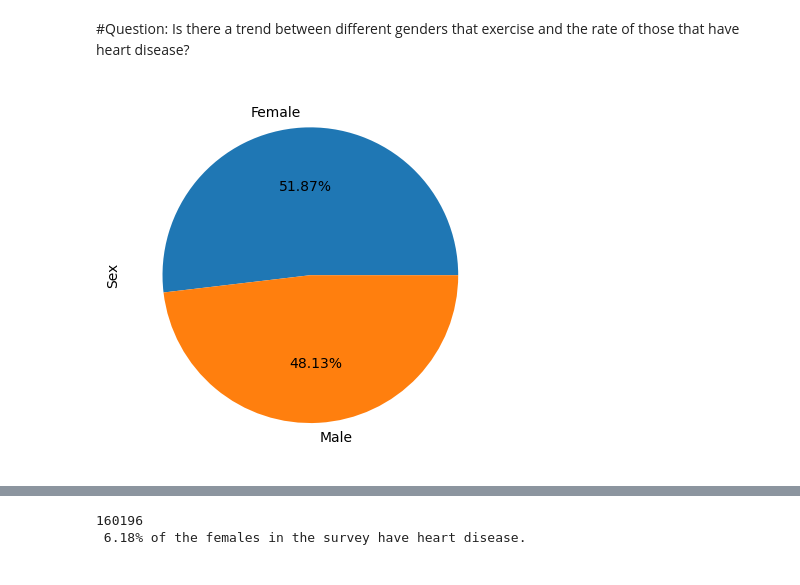
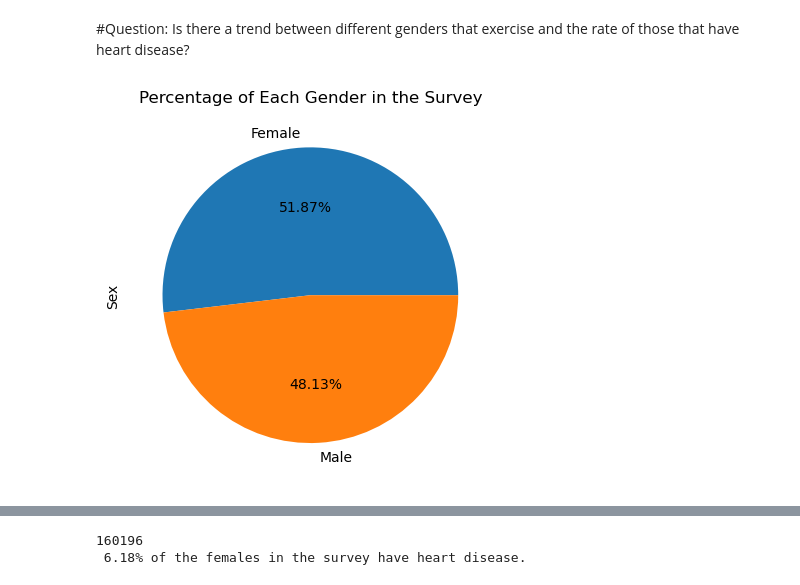
Before and after one commit to laxleary/Project-1, a Jupyter notebook: Data Cleaning/sophia_cleaning_file.ipynb, the cells around one changed output, grey strips where cells are left out. Cells and saved outputs as stored; diff of their text form; code cells hidden in the pictures.

```diff
--- a/Data Cleaning/sophia_cleaning_file.ipynb
+++ b/Data Cleaning/sophia_cleaning_file.ipynb
@@ -29,8 +29,8 @@ grouped_df.count()
 # %%
 # Generate a pie plot showing the distribution of females versus males that took the survey
 gender_percent= cleaned_df['Sex'].value_counts()
-gender_percent.plot(kind='pie', autopct="%.2f%%")
+gender_percent.plot(kind='pie', autopct="%.2f%%", title="Percentage of Each Gender in the Survey")
 
 plt.show()
 # %% [output]
-[figure, old version]
+[figure, new version]
```
Also changed, not shown: parts of 7 cells of this notebook.
